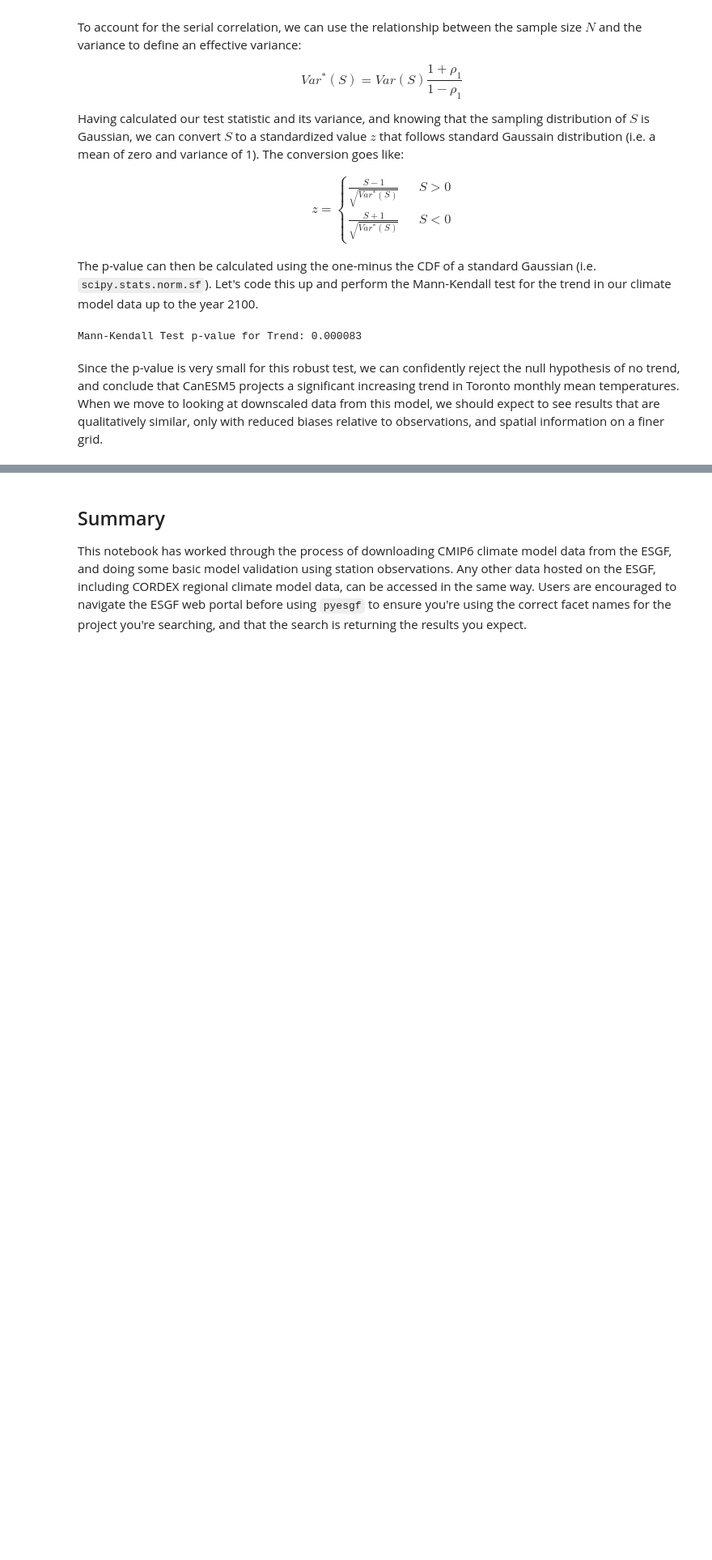
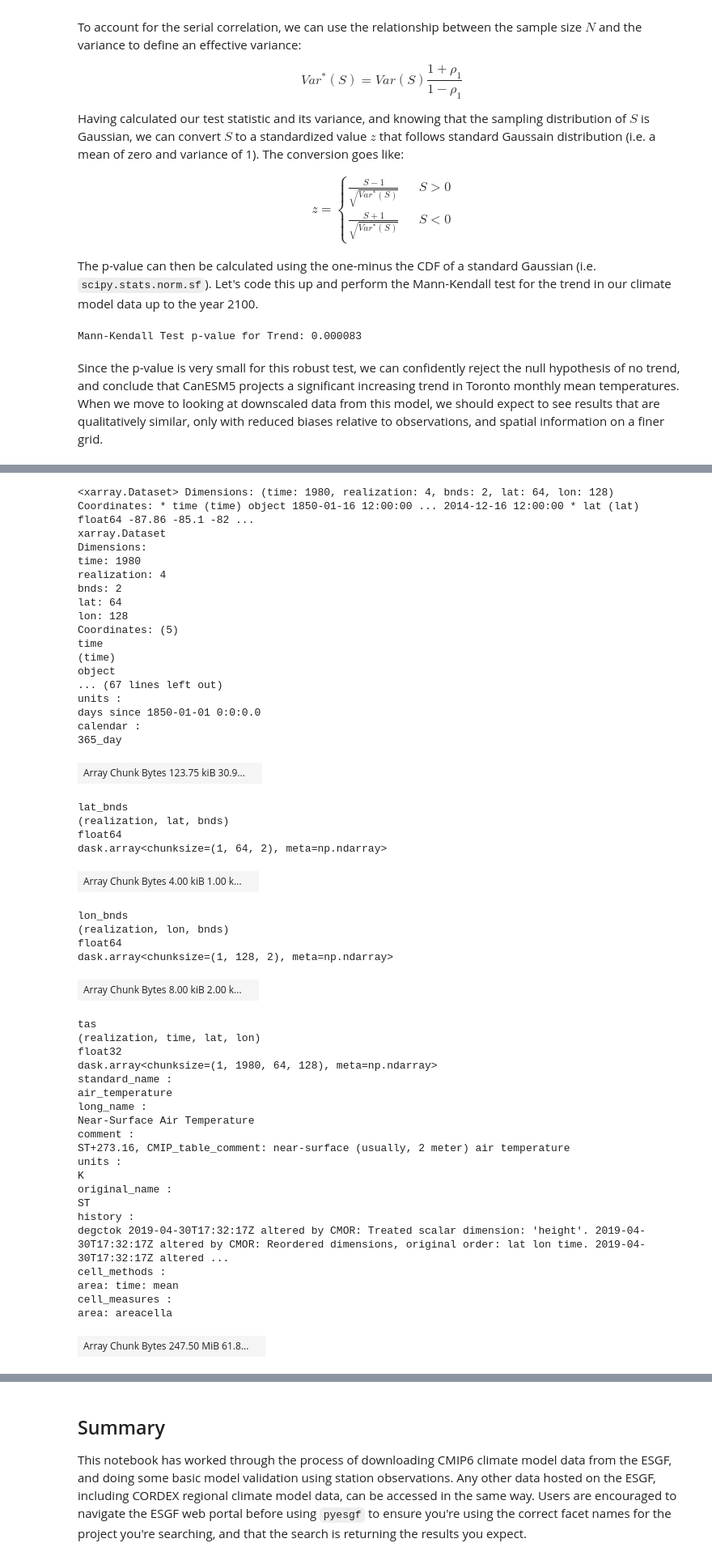
Before and after one commit to mikemorris12/UTCDW_Guidebook, a Jupyter notebook: _build/html/_sources/Chapter3/section3.4_climate_model_output.ipynb, the cells around one changed output, grey strips where cells are left out. Shown at 81% size. Cells and saved outputs as stored; diff of their text form; code cells hidden in the pictures; blank space fills up the shorter version.

```diff
--- a/_build/html/_sources/Chapter3/section3.4_climate_model_output.ipynb
+++ b/_build/html/_sources/Chapter3/section3.4_climate_model_output.ipynb
@@ -476,0 +545,59 @@ Since the p-value is very small for this robust test, we can confidently reject
+# %%
+# create a list of the files to create the ensemble, using the wildcard character
+historical_files = glob.glob(data_directory + "/tas_Amon_CanESM5_historical_*_gn_185001-201412.nc")
+
+# open up the two historical files using xclim.ensembles
+ds_ensemble = ensembles.create_ensemble(historical_files)
+
+# print a summary of the dataset - the dimension 'realization' represents the ensemble member
+ds_ensemble
+# %% [output]
+<xarray.Dataset> Dimensions: (time: 1980, realization: 4, bnds: 2, lat: 64, lon: 128) Coordinates: * time (time) object 1850-01-16 12:00:00 ... 2014-12-16 12:00:00 * lat (lat) float64 -87.86 -85.1 -82 ...
+xarray.Dataset
+Dimensions:
+time: 1980
+realization: 4
+bnds: 2
+lat: 64
+lon: 128
+Coordinates: (5)
+time
+(time)
+object
+... (67 lines left out)
+units :
+days since 1850-01-01 0:0:0.0
+calendar :
+365_day
+| Array Chunk Bytes 123.75 kiB 30.9... |  |
+lat_bnds
+(realization, lat, bnds)
+float64
+dask.array<chunksize=(1, 64, 2), meta=np.ndarray>
+| Array Chunk Bytes 4.00 kiB 1.00 k... |  |
+lon_bnds
+(realization, lon, bnds)
+float64
+dask.array<chunksize=(1, 128, 2), meta=np.ndarray>
+| Array Chunk Bytes 8.00 kiB 2.00 k... |  |
+tas
+(realization, time, lat, lon)
+float32
+dask.array<chunksize=(1, 1980, 64, 128), meta=np.ndarray>
+standard_name :
+air_temperature
+long_name :
+Near-Surface Air Temperature
+comment :
+ST+273.16, CMIP_table_comment: near-surface (usually, 2 meter) air temperature
+units :
+K
+original_name :
+ST
+history :
+degctok 2019-04-30T17:32:17Z altered by CMOR: Treated scalar dimension: 'height'. 2019-04-30T17:32:17Z altered by CMOR: Reordered dimensions, original order: lat lon time. 2019-04-30T17:32:17Z altered ...
+cell_methods :
+area: time: mean
+cell_measures :
+area: areacella
+| Array Chunk Bytes 247.50 MiB 61.8... |  |
```
Also changed, not shown: parts of 16 cells of this notebook, 17 other files.
